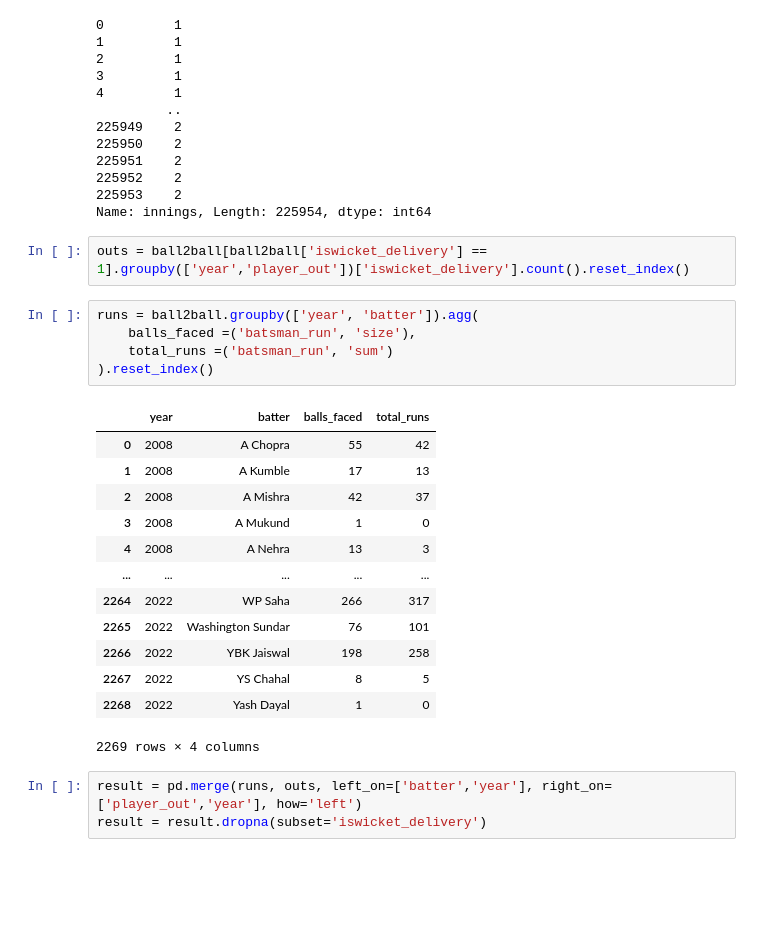
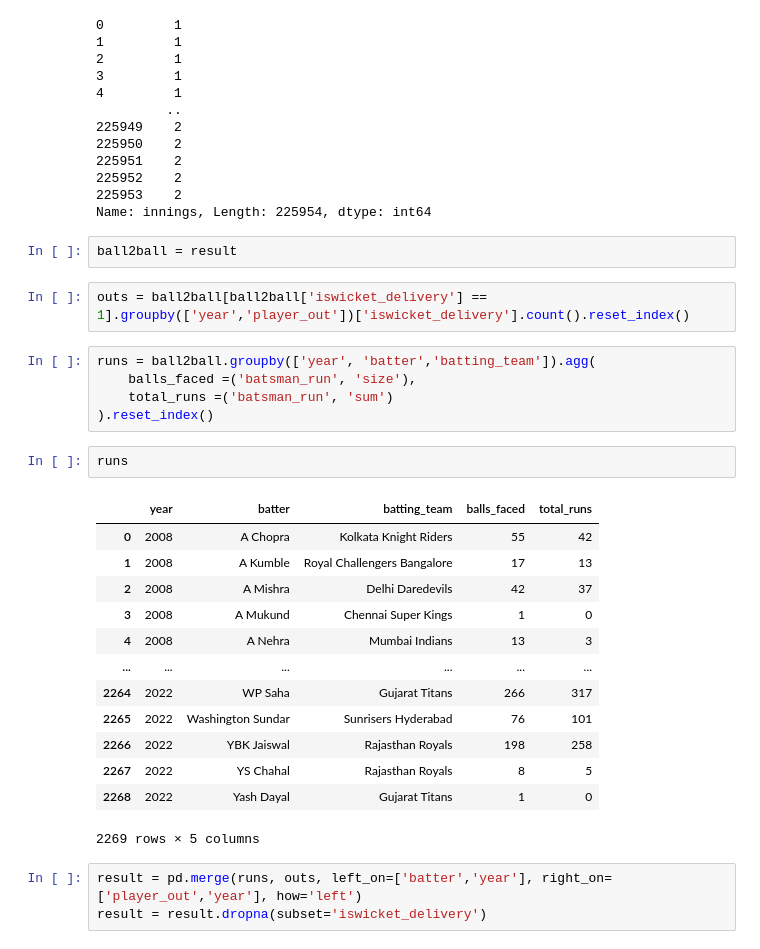
Before and after one commit to RAM797/IPL_Analytics, a Jupyter notebook: flask_app/data_processing.ipynb, the cells around one changed output. Cells and saved outputs as stored; diff of their text form; blank space fills up the shorter version.

```diff
--- a/flask_app/data_processing.ipynb
+++ b/flask_app/data_processing.ipynb
@@ -199,27 +230,31 @@ Index(['id', 'year', 'innings', 'overs', 'ball_number', 'batter', 'bowler',
 225952    2
 225953    2
 Name: innings, Length: 225954, dtype: int64
+# %%
+ball2ball = result
 # %%
 outs = ball2ball[ball2ball['iswicket_delivery'] == 1].groupby(['year','player_out'])['iswicket_delivery'].count().reset_index()
 # %%
-runs = ball2ball.groupby(['year', 'batter']).agg(
+runs = ball2ball.groupby(['year', 'batter','batting_team']).agg(
     balls_faced =('batsman_run', 'size'),
     total_runs =('batsman_run', 'sum')
 ).reset_index()
-# %% [output]
-|  | year | batter | balls_faced | total_runs |
-| 0 | 2008 | A Chopra | 55 | 42 |
-| 1 | 2008 | A Kumble | 17 | 13 |
-| 2 | 2008 | A Mishra | 42 | 37 |
-| 3 | 2008 | A Mukund | 1 | 0 |
-| 4 | 2008 | A Nehra | 13 | 3 |
-| ... | ... | ... | ... | ... |
-| 2264 | 2022 | WP Saha | 266 | 317 |
-| 2265 | 2022 | Washington Sundar | 76 | 101 |
-| 2266 | 2022 | YBK Jaiswal | 198 | 258 |
-| 2267 | 2022 | YS Chahal | 8 | 5 |
-| 2268 | 2022 | Yash Dayal | 1 | 0 |
-2269 rows × 4 columns
+# %%
+runs
+# %% [output]
+|  | year | batter | batting_team | balls_faced | total_runs |
+| 0 | 2008 | A Chopra | Kolkata Knight Riders | 55 | 42 |
+| 1 | 2008 | A Kumble | Royal Challengers Bangalore | 17 | 13 |
+| 2 | 2008 | A Mishra | Delhi Daredevils | 42 | 37 |
+| 3 | 2008 | A Mukund | Chennai Super Kings | 1 | 0 |
+| 4 | 2008 | A Nehra | Mumbai Indians | 13 | 3 |
+| ... | ... | ... | ... | ... | ... |
+| 2264 | 2022 | WP Saha | Gujarat Titans | 266 | 317 |
+| 2265 | 2022 | Washington Sundar | Sunrisers Hyderabad | 76 | 101 |
+| 2266 | 2022 | YBK Jaiswal | Rajasthan Royals | 198 | 258 |
+| 2267 | 2022 | YS Chahal | Rajasthan Royals | 8 | 5 |
+| 2268 | 2022 | Yash Dayal | Gujarat Titans | 1 | 0 |
+2269 rows × 5 columns
 # %%
 result = pd.merge(runs, outs, left_on=['batter','year'], right_on=['player_out','year'], how='left')
 result = result.dropna(subset='iswicket_delivery')
```
Also changed, not shown: parts of 16 cells of this notebook, 16 other files.
